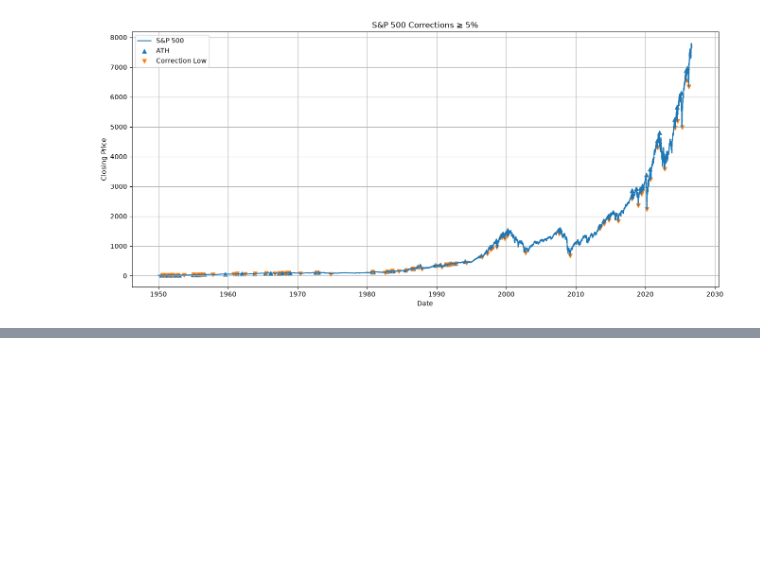
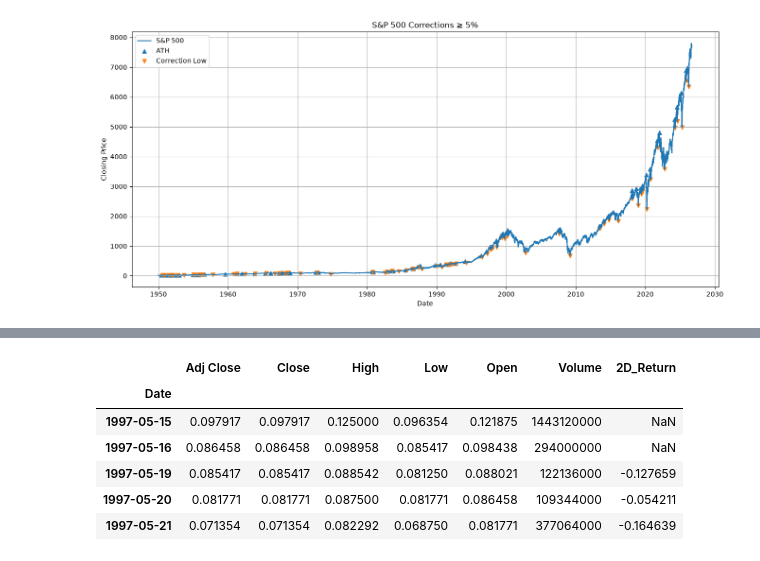
Before and after one commit to luissalgueiro/Stock-Markets-Analytics-Zoomcamp-2026, a Jupyter notebook: homework1/hw1.ipynb, the cells around one changed output, grey strips where cells are left out. Cells and saved outputs as stored; diff of their text form; code cells hidden in the pictures; blank space fills up the shorter version.

Commit message:
final question, about surprises and 2-day return

```diff
--- a/homework1/hw1.ipynb
+++ b/homework1/hw1.ipynb
@@ -605,0 +643,14 @@ corrections_5
+# %%
+# 2. Download complete historical price data using yfinance
+
+ticker = "AMZN"
+
+df = yf.download(
+    ticker,
+    auto_adjust=False,
+    multi_level_index=False,
+    period='max'
+)
+
+# df.head()
+print(df.shape)
@@ -605,0 +670,14 @@ corrections_5
+# %%
+# 3. Calculate 2-Day Return across all price history
+
+df["2D_Return"] = (df["Close"]/df["Close"].shift(2)) - 1
+
+df.head()
+# %% [output]
+|  | Adj Close | Close | High | Low | Open | Volume | 2D_Return |
+| Date |  |  |  |  |  |  |  |
+| 1997-05-15 | 0.097917 | 0.097917 | 0.125000 | 0.096354 | 0.121875 | 1443120000 | NaN |
+| 1997-05-16 | 0.086458 | 0.086458 | 0.098958 | 0.085417 | 0.098438 | 294000000 | NaN |
+| 1997-05-19 | 0.085417 | 0.085417 | 0.088542 | 0.081250 | 0.088021 | 122136000 | -0.127659 |
+| 1997-05-20 | 0.081771 | 0.081771 | 0.087500 | 0.081771 | 0.086458 | 109344000 | -0.054211 |
+| 1997-05-21 | 0.071354 | 0.071354 | 0.082292 | 0.068750 | 0.081771 | 377064000 | -0.164639 |
```
Also changed, not shown: parts of 12 cells of this notebook.
